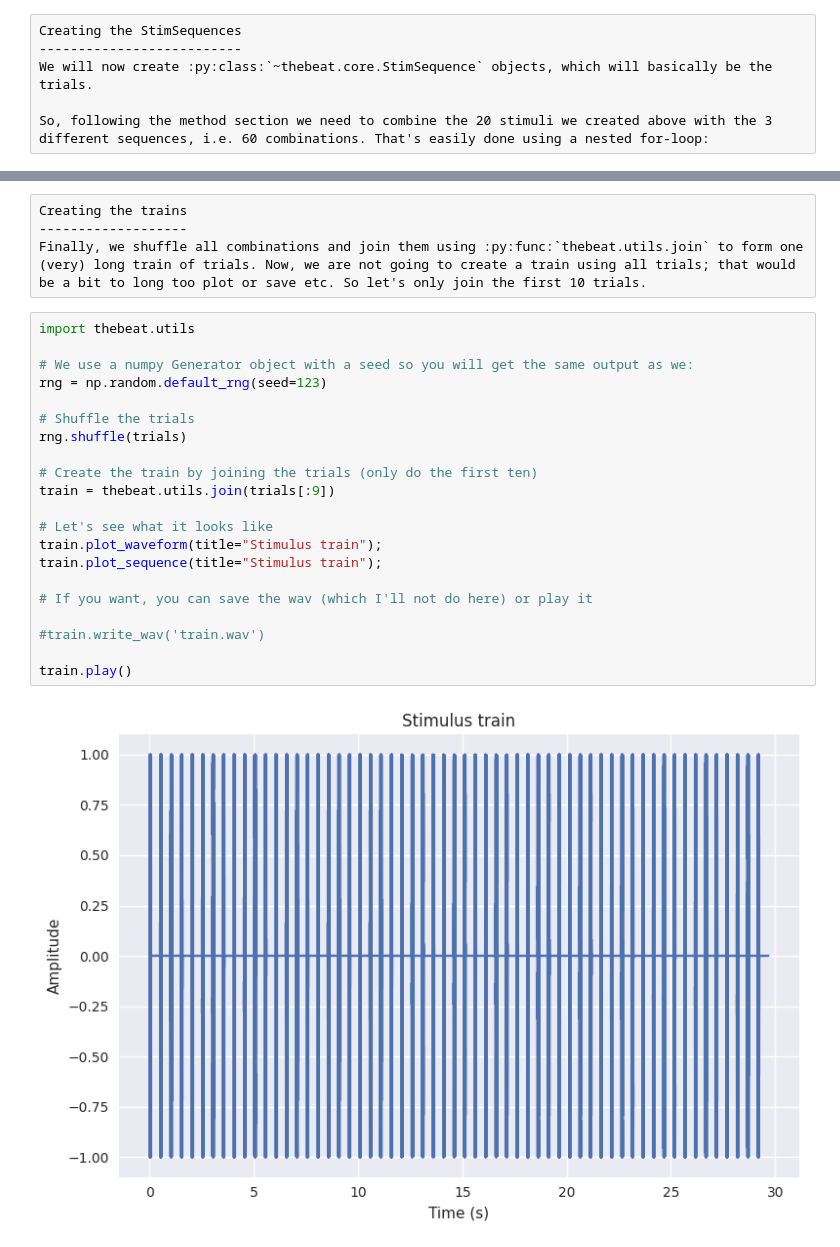
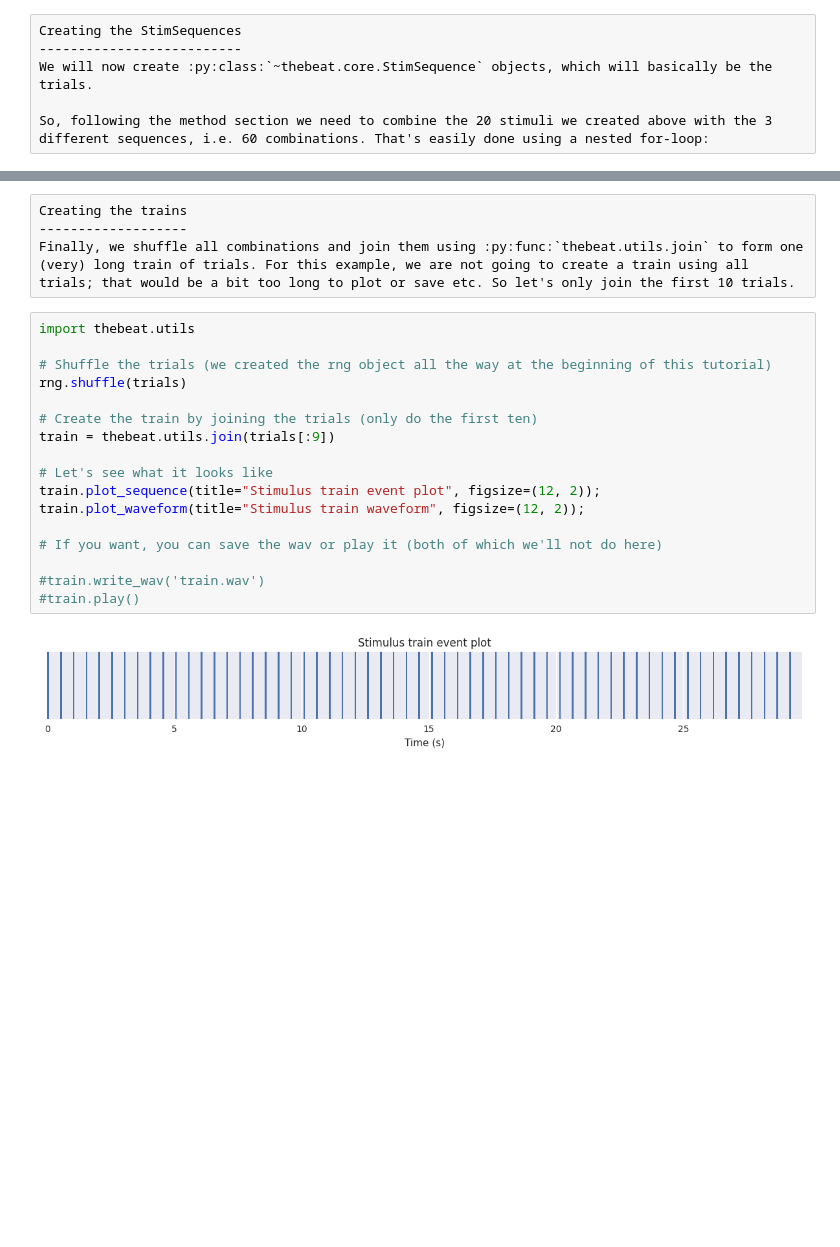
Before and after one commit to Jellevanderwerff/thebeat, a Jupyter notebook: docs/source/examples/usecases/Oddball.ipynb, the cells around one changed output, grey strips where cells are left out. Saved outputs shown, nothing was run; the diff lists cells and outputs as text; blank space fills up the shorter version.

Commit message:
Roving oddball example now finished I'd say. Added summary code at the end to illustrate that it's not much code in total.

```diff
--- a/docs/source/examples/usecases/Oddball.ipynb
+++ b/docs/source/examples/usecases/Oddball.ipynb
@@ -109,27 +110,23 @@ We have 60 trials
 # %% [raw]
 Creating the trains
 -------------------
-Finally, we shuffle all combinations and join them using :py:func:`thebeat.utils.join` to form one (very) long train of trials. Now, we are not going to create a train using all trials; that would be a bit to long too plot or save etc. So let's only join the first 10 trials.
+Finally, we shuffle all combinations and join them using :py:func:`thebeat.utils.join` to form one (very) long train of trials. For this example, we are not going to create a train using all trials; that would be a bit too long to plot or save etc. So let's only join the first 10 trials.
 # %%
 import thebeat.utils
 
-# We use a numpy Generator object with a seed so you will get the same output as we:
-rng = np.random.default_rng(seed=123)
-
-# Shuffle the trials
+# Shuffle the trials (we created the rng object all the way at the beginning of this tutorial)
 rng.shuffle(trials)
 
 # Create the train by joining the trials (only do the first ten)
 train = thebeat.utils.join(trials[:9])
 
 # Let's see what it looks like
-train.plot_waveform(title="Stimulus train");
-train.plot_sequence(title="Stimulus train");
+train.plot_sequence(title="Stimulus train event plot", figsize=(12, 2));
+train.plot_waveform(title="Stimulus train waveform", figsize=(12, 2));
 
-# If you want, you can save the wav (which I'll not do here) or play it
+# If you want, you can save the wav or play it (both of which we'll not do here)
 
 #train.write_wav('train.wav')
-
-train.play()
+#train.play()
 # %% [output]
-[figure, old version]
+[figure, new version]
```
Also changed, not shown: parts of 6 cells of this notebook, 1 other file.
